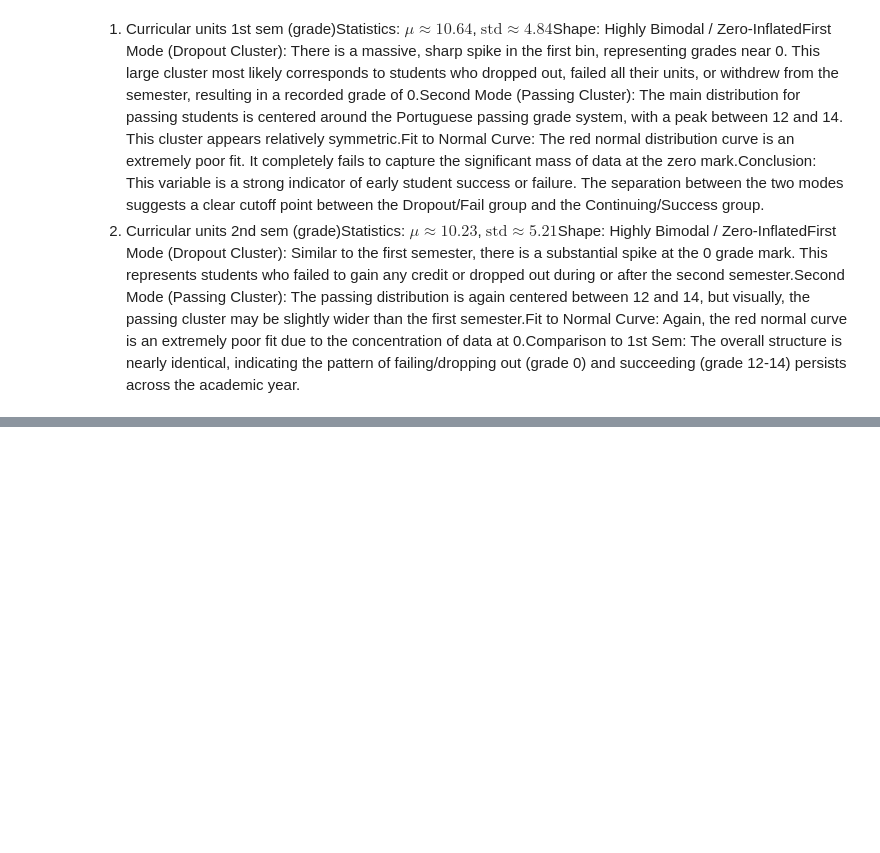
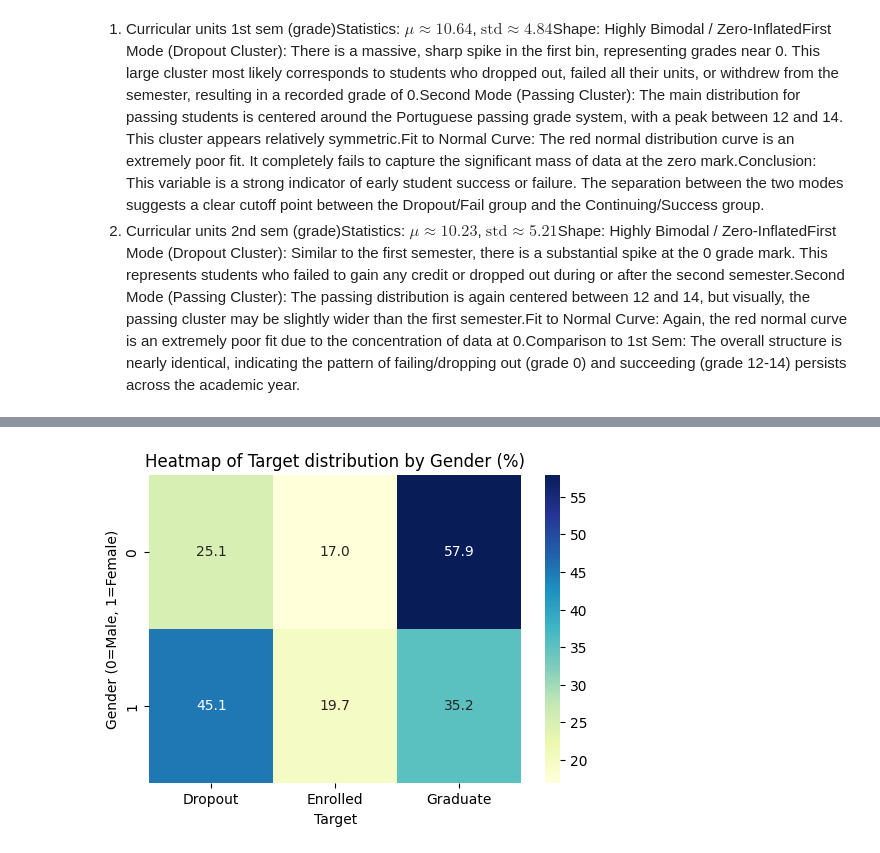
Before and after one commit to Scrowbin/end, a Jupyter notebook: code.ipynb, the cells around one changed output, grey strips where cells are left out. Cells and saved outputs as stored; diff of their text form; code cells hidden in the pictures; blank space fills up the shorter version.

```diff
--- a/code.ipynb
+++ b/code.ipynb
@@ -546,0 +649,14 @@ for col in df_numeric.columns:
+# %%
+import seaborn as sns
+
+# Bảng tỉ lệ %
+table_percent = table.div(table.sum(axis=1), axis=0) * 100
+
+plt.figure(figsize=(6,4))
+sns.heatmap(table_percent, annot=True, fmt=".1f", cmap="YlGnBu")
+plt.xlabel("Target")
+plt.ylabel("Gender (0=Male, 1=Female)")
+plt.title("Heatmap of Target distribution by Gender (%)")
+plt.show()
+# %% [output]
+[figure, added]
```
Also changed, not shown: parts of 28 cells of this notebook.
